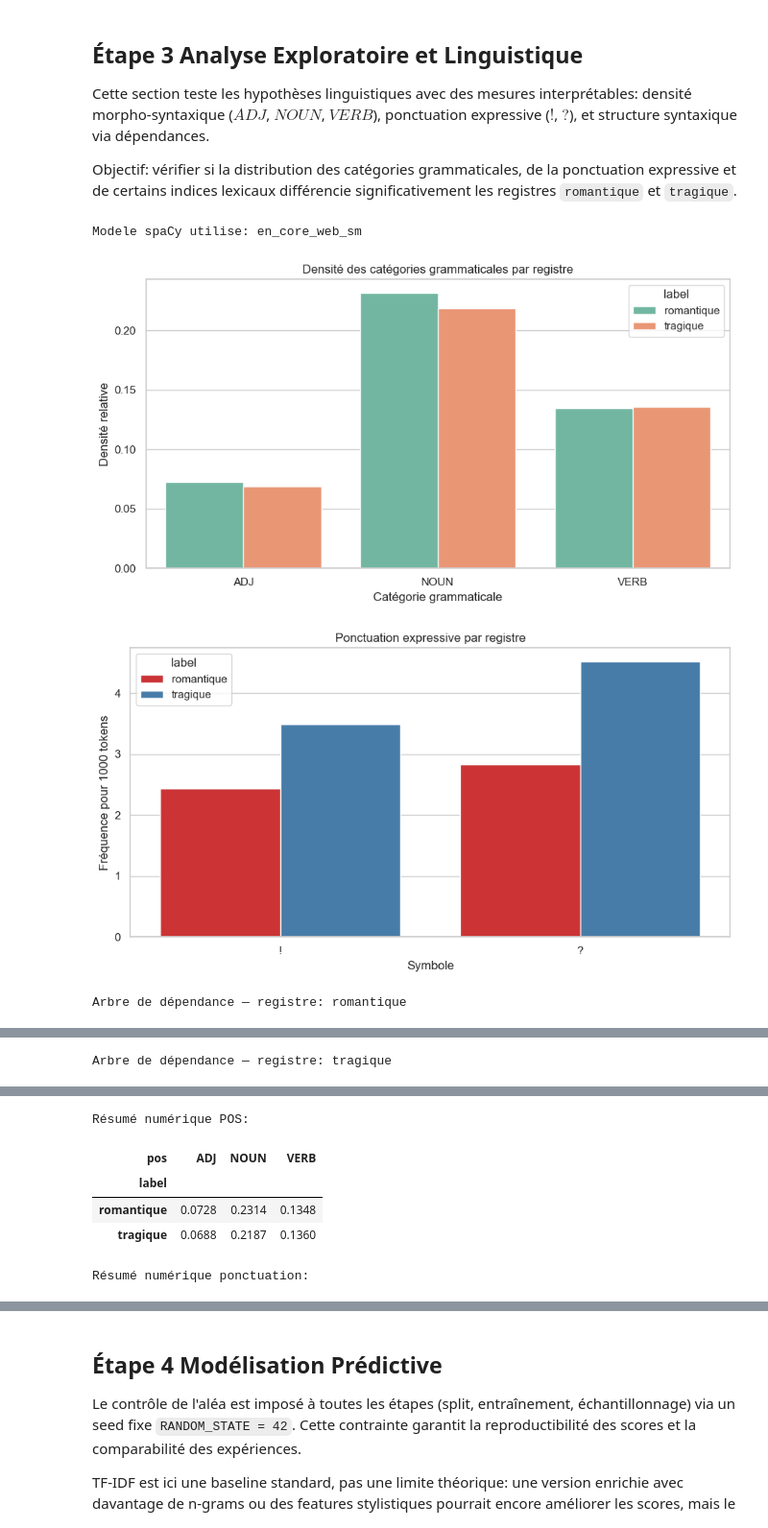
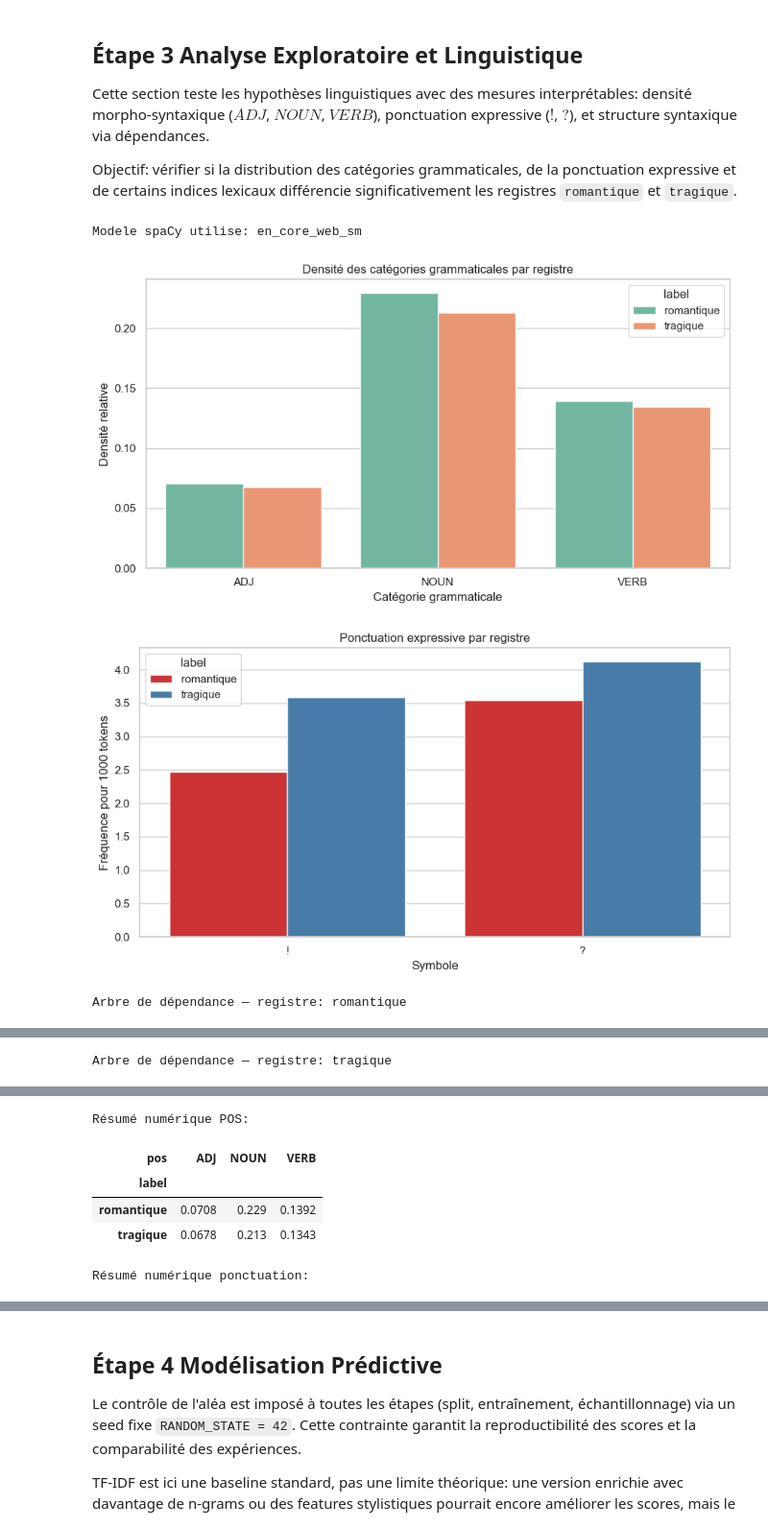
Before and after one commit to ba-giacchero/NLP_PROJECT_FABBRINI_GIACCHERO, a Jupyter notebook: final_project_nlp.ipynb, the cells around one changed output, grey strips where cells are left out. Shown at 96% size. Saved outputs shown, nothing was run; the diff lists cells and outputs as text; code cells hidden in the pictures.

```diff
--- a/final_project_nlp.ipynb
+++ b/final_project_nlp.ipynb
@@ -113,9 +169,8 @@ def load_poetry_dataset(path=DATA_PATH):
     themes_table.columns = ["theme", "count"]
 
     romantic_keywords = [
-        "romantic", "love", "relationships", "nature", "flowers",
-        "spring", "beauty", "desire", "passion", "heart",
-        "faith", "spiritual", "mythology", "legends"
+        "romantic", "love", "relationships", "nature", "beauty",
+        "desire", "passion", "heart"
     ]
     tragic_keywords = [
         "tragic", "tragedy", "death", "sorrow", "grieving",
@@ -293,10 +348,10 @@ except ImportError:
     import spacy
 
 try:
-    nlp = spacy.load("fr_core_news_sm")
+    nlp = spacy.load("en_core_web_sm")
 except OSError:
-    subprocess.check_call([sys.executable, "-m", "spacy", "download", "fr_core_news_sm", "-q"])
-    nlp = spacy.load("fr_core_news_sm")
+    subprocess.check_call([sys.executable, "-m", "spacy", "download", "en_core_web_sm", "-q"])
+    nlp = spacy.load("en_core_web_sm")
 
 light_token_pattern = re.compile(r"\w+|[^\w\s]", flags=re.UNICODE)
 
@@ -317,6 +372,6 @@ def preprocess_heavy(text):
             tokens.append(lemma)
     return tokens
 
-print(preprocess_light("Ô belle nuit, chante et brille !"))
-print(preprocess_heavy("Ô belle nuit, chante et brille !"))
+print(preprocess_light("I have loved the night, and it sings with distant stars!"))
+print(preprocess_heavy("I have loved the night, and it sings with distant stars!"))
 # %% [output]
@@ -522,9 +613,7 @@ sns.set_theme(style="whitegrid")
 def load_best_spacy_model():
     candidates = [
         "en_core_web_lg",
-        "fr_core_news_lg",
         "en_core_web_sm",
-        "fr_core_news_sm",
     ]
     for model_name in candidates:
         try:
@@ -613,35 +702,35 @@ plt.show()
 plt.figure(figsize=(9, 5))
 ax2 = sns.barplot(data=punct_df, x="symbol", y="freq_per_1000_tokens", hue="label", palette="Set1")
 ax2.set_title("Ponctuation expressive par registre")
 ax2.set_xlabel("Symbole")
 ax2.set_ylabel("Fréquence pour 1000 tokens")
 plt.tight_layout()
 plt.show()
 
 # Bonus: arbre de dependance pour un texte typique de chaque registre.
 def get_typical_text(label_name):
     subset = ling_df[ling_df["label"] == label_name]
     # Heuristique: prend un texte de longueur mediane pour rester lisible.
     lengths = subset["text"].str.len()
     median_idx = (lengths - lengths.median()).abs().idxmin()
     return subset.loc[median_idx, "text"]
 
 for lbl in sorted(ling_df["label"].unique()):
     sample_text = get_typical_text(lbl)
     doc = nlp_ling(sample_text[:500])
     sent = next(doc.sents, doc)
     svg = displacy.render(sent, style="dep", jupyter=False)
     print(f"Arbre de dépendance — registre: {lbl}")
     display(SVG(svg))
 
 print("Résumé numérique POS:")
 display(pos_df.pivot(index="label", columns="pos", values="density").round(4))
 print("Résumé numérique ponctuation:")
 display(punct_df.pivot(index="label", columns="symbol", values="freq_per_1000_tokens").round(3))
 # %% [output]
 Modele spaCy utilise: en_core_web_sm
-[figure, old version]
+[figure, new version]
-[figure, old version]
+[figure, new version]
 Arbre de dépendance — registre: romantique
 [drawing not drawn]
 Arbre de dépendance — registre: tragique
@@ -649,8 +738,8 @@ Arbre de dépendance — registre: tragique
 Résumé numérique POS:
 | pos | ADJ | NOUN | VERB |
 | label |  |  |  |
-| romantique | 0.0728 | 0.2314 | 0.1348 |
-| tragique | 0.0688 | 0.2187 | 0.1360 |
+| romantique | 0.0708 | 0.229 | 0.1392 |
+| tragique | 0.0678 | 0.213 | 0.1343 |
 Résumé numérique ponctuation:
 | symbol | ! | ? |
 | label |  |  |
```
Also changed, not shown: parts of 20 cells of this notebook.
